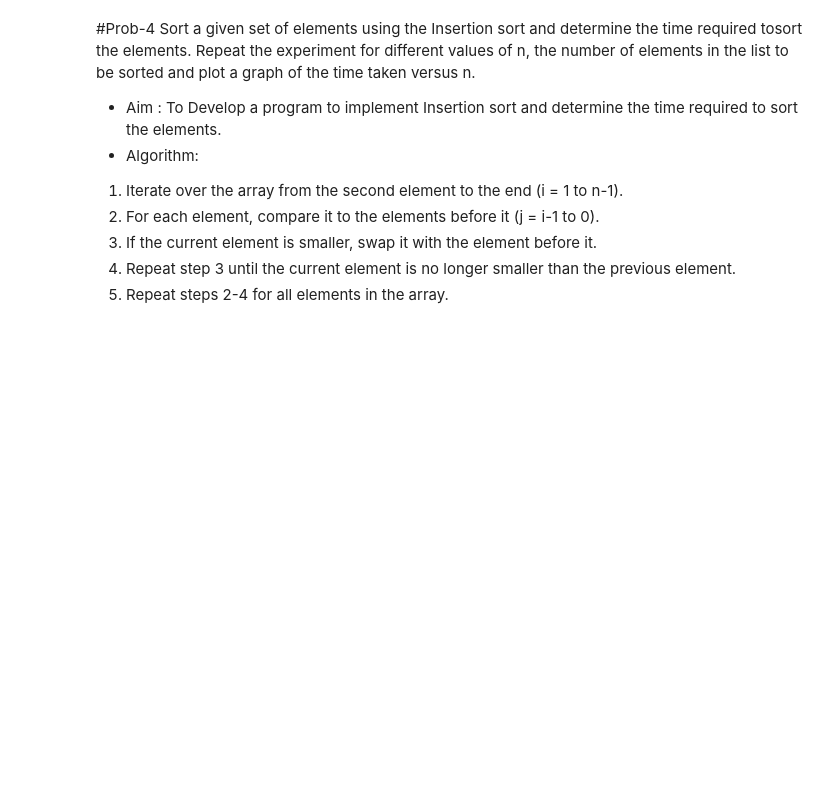
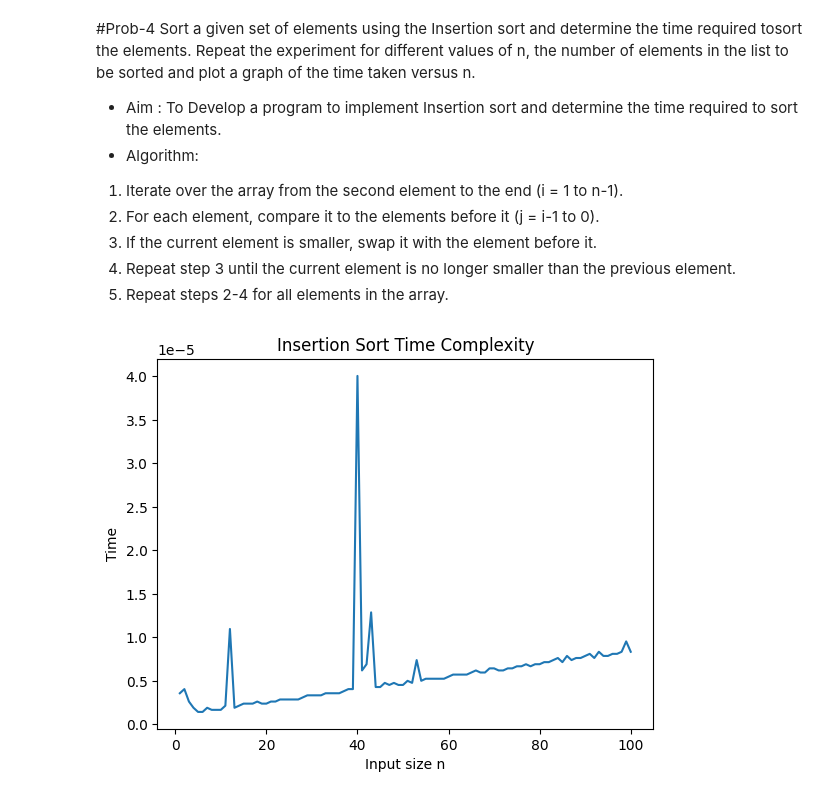
Before and after one commit to shubhi1401/ALGO-, a Jupyter notebook: lab_4.ipynb, the cells around one changed output. Cells and saved outputs as stored; diff of their text form; code cells hidden in the pictures; blank space fills up the shorter version.

```diff
--- a/lab_4.ipynb
+++ b/lab_4.ipynb
@@ -60,0 +139,28 @@ Sort a given set of elements using the Insertion sort and determine the time req
+# %%
+#Prob_4: write code for insertion sort and plot a graph to visualize the relationship between time taken and input size
+def insertionSort(arr):
+    for i in range(1, len(arr)):
+        key = arr[i]
+        j = i - 1
+        while j >= 0 and key < arr[j]:
+            arr[j + 1] = arr[j]
+            j -= 1
+        arr[j + 1] = key
+    n_values = list(range(1, 101))
+time_values = []
+
+for n in n_values:
+    data = list(range(n))
+    data.sort()
+    start_time=time.time()
+    insertionSort(data)
+    time_values.append(time.time()-start_time)
+
+plt.figure()
+plt.plot(n_values, time_values)
+plt.xlabel("Input size n")
+plt.ylabel("Time")
+plt.title("Insertion Sort Time Complexity")
+plt.show()
+# %% [output]
+[figure, added]
```
Also changed, not shown: parts of 6 cells of this notebook.
